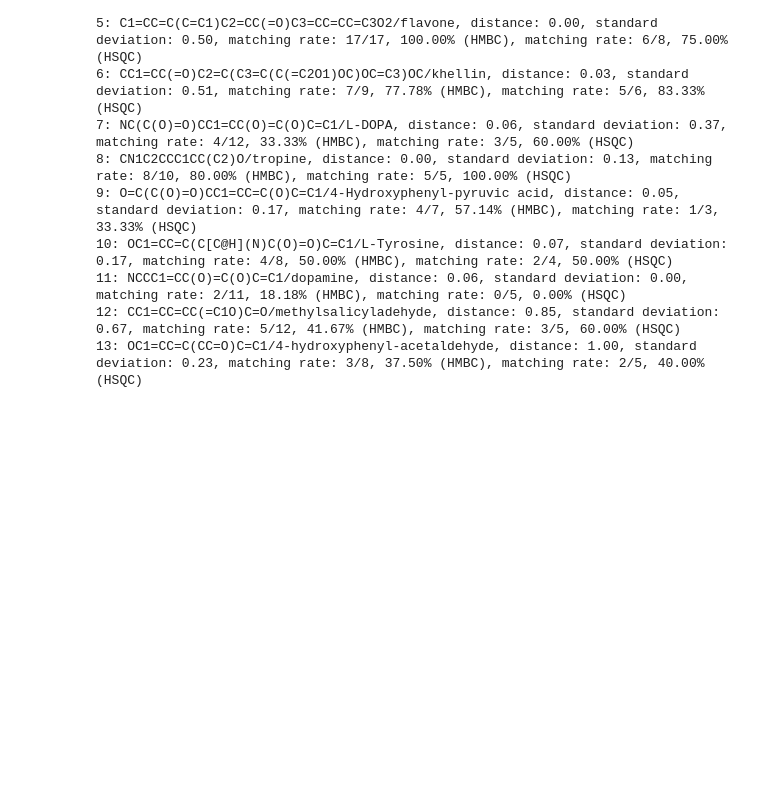
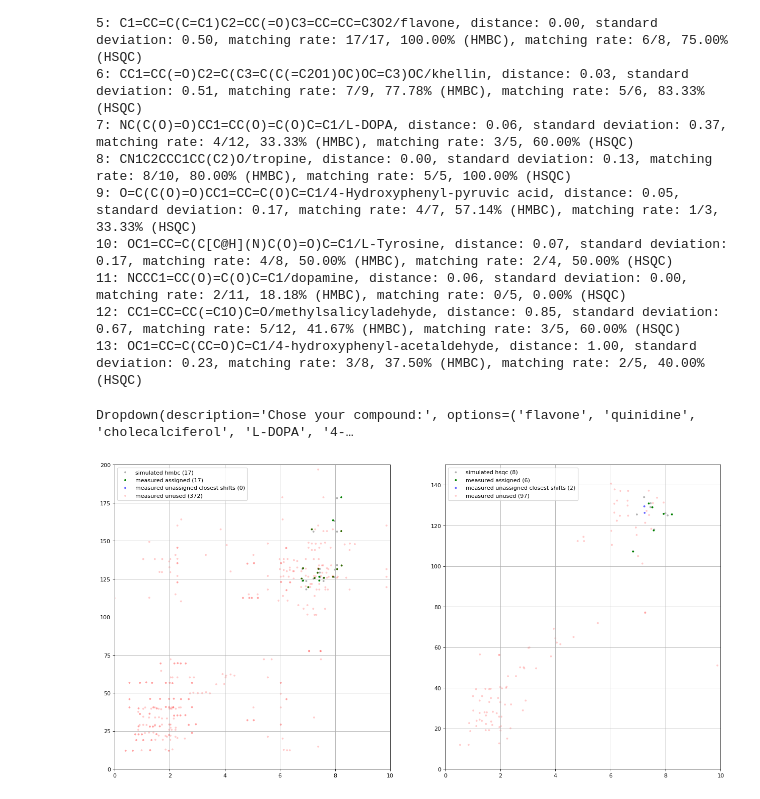
Before and after one commit to stefhk3/nmrfilter, a Jupyter notebook: nmrfilter.ipynb, the cells around one changed output. Saved outputs shown, nothing was run; the diff lists cells and outputs as text; code cells hidden in the pictures; blank space fills up the shorter version.

Commit message:
added dropdown for plots

```diff
--- a/nmrfilter.ipynb
+++ b/nmrfilter.ipynb
@@ -28,7 +28,8 @@ datapath=cp.get('datadir')
 projects = [f for f in os.listdir(datapath) if os.path.isdir(os.path.join(datapath, f))]
 menu = widgets.Dropdown(
        options=projects,
-       description='Chose your project:')
+       description='Chose your project:',
+       style={'description_width': 'initial'})
 menu
 # %% [output]
 Dropdown(description='Chose your project:', options=('artificialwHMBC_DL', 'dadosMJCOLMARloose_DL', 'pbolduswi…
@@ -120,9 +125,16 @@ Calculating best hits in your compounds...
 data_project = datapath+os.sep+project+os.sep+'plots'+os.sep
 from IPython.display import Image
 # give the target compound to view the image
-target = 'methylsalicyladehyde'
-
-Image(filename=data_project+target+'.png')
-
-
-## HEY STEFAN, it is the opposite. 0 - 200 in the vertical axis (13C) and 0 - 10 in the horizontal axis (1H)
+files = [f[0:len(f)-4] for f in os.listdir(data_project) if not os.path.isdir(os.path.join(data_project, f))]
+menu = widgets.Dropdown(
+       options=files,
+       description='Chose your compound:',
+       style={'description_width': 'initial'})
+menu
+# %% [output]
+Dropdown(description='Chose your compound:', options=('flavone', 'quinidine', 'cholecalciferol', 'L-DOPA', '4-…
+# %%
+target = menu.value
+Image(filename=data_project+target+'.png')
+# %% [output]
+[figure, added]
```
Also changed, not shown: parts of 2 cells of this notebook.
